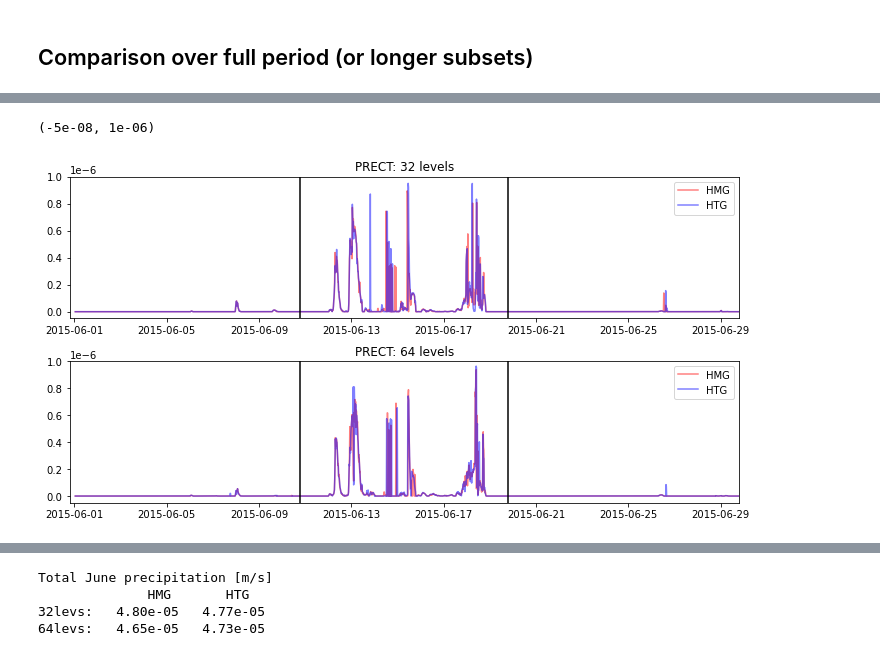
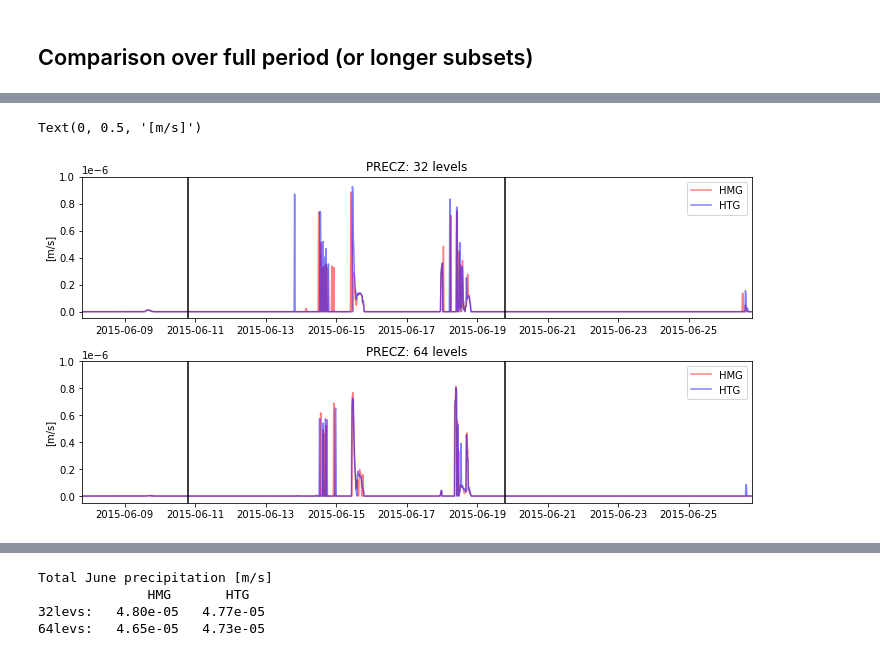
Before and after one commit to megandevlan/CLASP-CESM2_analysis, a Jupyter notebook: SCAM_CLUBBimpacts.ipynb, the cells around one changed output, grey strips where cells are left out. Cells and saved outputs as stored; diff of their text form; code cells hidden in the pictures.

```diff
--- a/SCAM_CLUBBimpacts.ipynb
+++ b/SCAM_CLUBBimpacts.ipynb
@@ -50,7 +50,7 @@ days[0]   = 31
 # %%
 # Now read in each daily file, and save the appropriate second day to an xr dataset:
 
-for iDay in range(30):
+for iDay in range(29):
 
     # Define full file names
     hmg32file    = dataDir32+hmg_startFile+'0'+str(months[iDay].astype(int))+str('%02i' % days[iDay])+middleFile32+'0'+str(months[iDay].astype(int))+'-'+str('%02i' % days[iDay])+endFile
@@ -339,32 +468,34 @@ ax1.set_ylim([-0.1e-6, 1.3e-6])
 # %%
 fig, axs_all = plt.subplots(2,1, figsize=(12, 6),
                      facecolor='w', edgecolor='k')
 axs = axs_all.ravel()
 fig.subplots_adjust(hspace=0.3)
 
 # Plot 32 levels:
 # ---------------
-axs[0].plot(timesHTG_32local, np.squeeze(hmgDS_32.PRECT.values)[:],'r', label='HMG',alpha=0.5)
-axs[0].plot(timesHTG_32local, np.squeeze(htgDS_32.PRECT.values)[:],'b', label='HTG',alpha=0.5)
+axs[0].plot(timesHTG_32local, np.squeeze(hmgDS_32.PRECZ.values)[:],'r', label='HMG',alpha=0.5)
+axs[0].plot(timesHTG_32local, np.squeeze(htgDS_32.PRECZ.values)[:],'b', label='HTG',alpha=0.5)
 axs[0].legend()
-axs[0].set_title('PRECT: 32 levels')
-axs[0].set_xlim(datetime.date(2015,6,1),datetime.date(2015,6,30))
-#axs[0].set_xlim(datetime.date(2015,6,11),datetime.date(2015,6,20))
+axs[0].set_title('PRECZ: 32 levels')
+# axs[0].set_xlim(datetime.date(2015,6,1),datetime.date(2015,6,30))
+axs[0].set_xlim(datetime.date(2015,6,8),datetime.date(2015,6,27))
 axs[0].set_ylim([-0.05e-6, 1e-6])
 axs[0].axvline(datetime.datetime(2015,6,20),color='k')
 axs[0].axvline(datetime.datetime(2015,6,11),color='k')
+axs[0].set_ylabel('[m/s]')
 
 # Plot 64 levels:
 # ---------------
-axs[1].plot(timesHTG_64local, np.squeeze(hmgDS_64.PRECT.values)[:],'r', label='HMG',alpha=0.5)
-axs[1].plot(timesHTG_64local, np.squeeze(htgDS_64.PRECT.values)[:],'b', label='HTG',alpha=0.5)
+axs[1].plot(timesHTG_64local, np.squeeze(hmgDS_64.PRECZ.values)[:],'r', label='HMG',alpha=0.5)
+axs[1].plot(timesHTG_64local, np.squeeze(htgDS_64.PRECZ.values)[:],'b', label='HTG',alpha=0.5)
 axs[1].legend()
-axs[1].set_title('PRECT: 64 levels')
+axs[1].set_title('PRECZ: 64 levels')
 axs[1].set_xlim(datetime.date(2015,6,1),datetime.date(2015,6,30))
 axs[1].axvline(datetime.datetime(2015,6,20),color='k')
 axs[1].axvline(datetime.datetime(2015,6,11),color='k')
-#axs[1].set_xlim(datetime.date(2015,6,11),datetime.date(2015,6,20))
+axs[1].set_xlim(datetime.date(2015,6,8),datetime.date(2015,6,27))
 axs[1].set_ylim([-0.05e-6, 1e-6])
+axs[1].set_ylabel('[m/s]')
 # %% [output]
-(-5e-08, 1e-06)
+Text(0, 0.5, '[m/s]')
-[figure, old version]
+[figure, new version]
```
Also changed, not shown: parts of 41 cells of this notebook, 1 other file.
